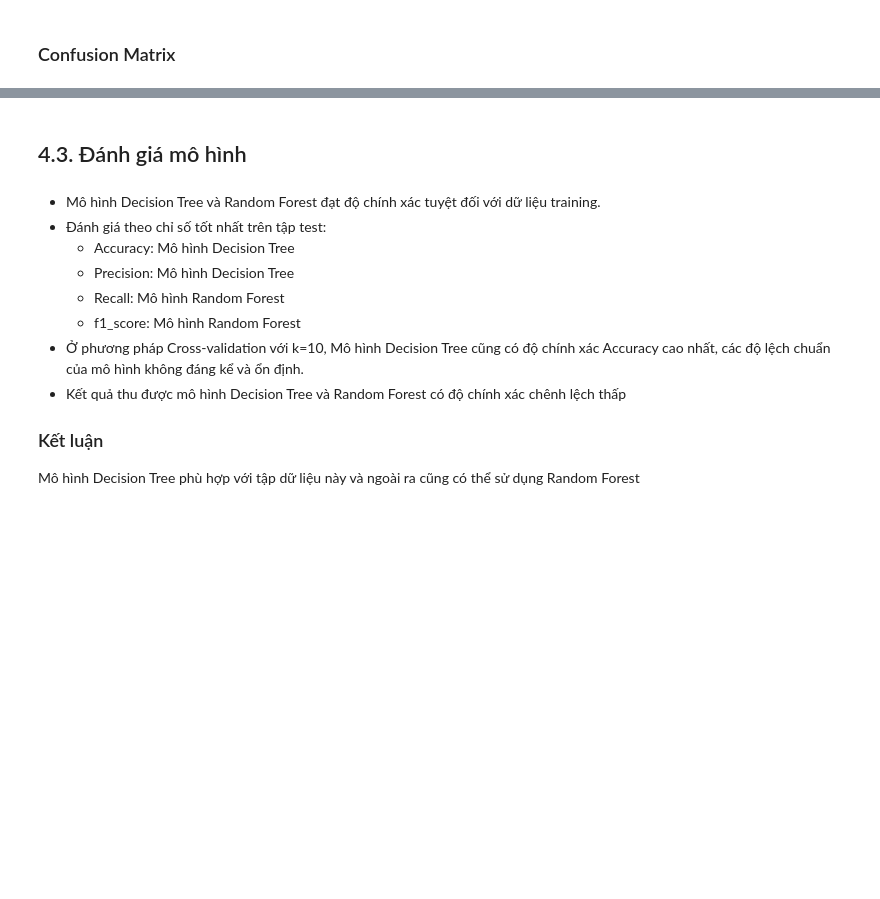
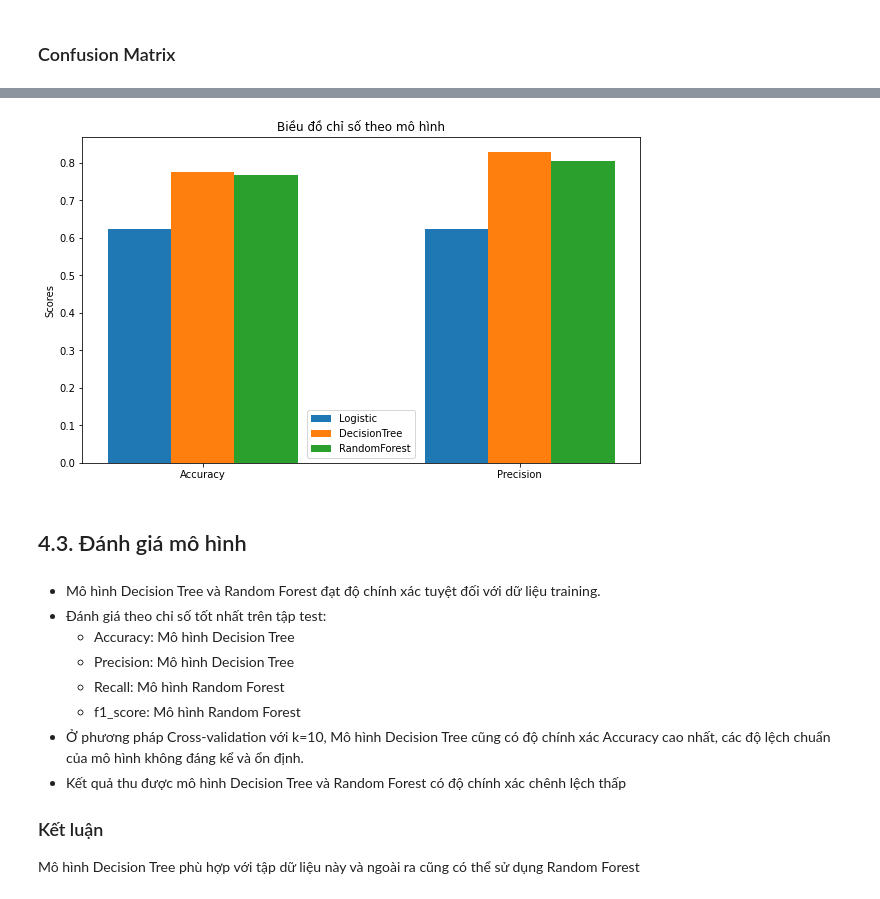
Before and after one commit to mq149/PTDLUD-01_DATH-2, a Jupyter notebook: PTDLUD-01_DATH#2_YC2.ipynb, the cells around one changed output, grey strips where cells are left out. Saved outputs shown, nothing was run; the diff lists cells and outputs as text; code cells hidden in the pictures; blank space fills up the shorter version.

```diff
--- a/PTDLUD-01_DATH#2_YC2.ipynb
+++ b/PTDLUD-01_DATH#2_YC2.ipynb
@@ -445,3 +467,25 @@ result
+# %%
+log=result['Logistics']['Accuracy':'Precision']
+dec=result['DecisionTree']['Accuracy':'Precision']
+ran=result['Random Forest']['Accuracy':'Precision']
+labels = ['Accuracy', 'Precision']
+x = np.arange(len(labels))  # the label locations
+width = 0.2  # the width of the bars
+f, ax = plt.subplots(figsize=(10,6))
+rects1 = ax.bar(x - 0.2, log, width, label='Logistic')
+rects2 = ax.bar(x , dec, width, label='DecisionTree')
+rects3 = ax.bar(x + 0.2, ran, width, label='RandomForest')
+
+# Add some text for labels, title and custom x-axis tick labels, etc.
+ax.set_title('Biều đồ chỉ số theo mô hình')
+ax.set_ylabel('Scores')
+ax.set_xticks(x)
+ax.set_xticklabels(labels)
+
+ax.legend()
+plt.show()
+# %% [output]
+[figure, added]
 # %% [markdown]
 ## 4.3. Đánh giá mô hình
 # %% [markdown]
```
Also changed, not shown: parts of 7 cells of this notebook.
